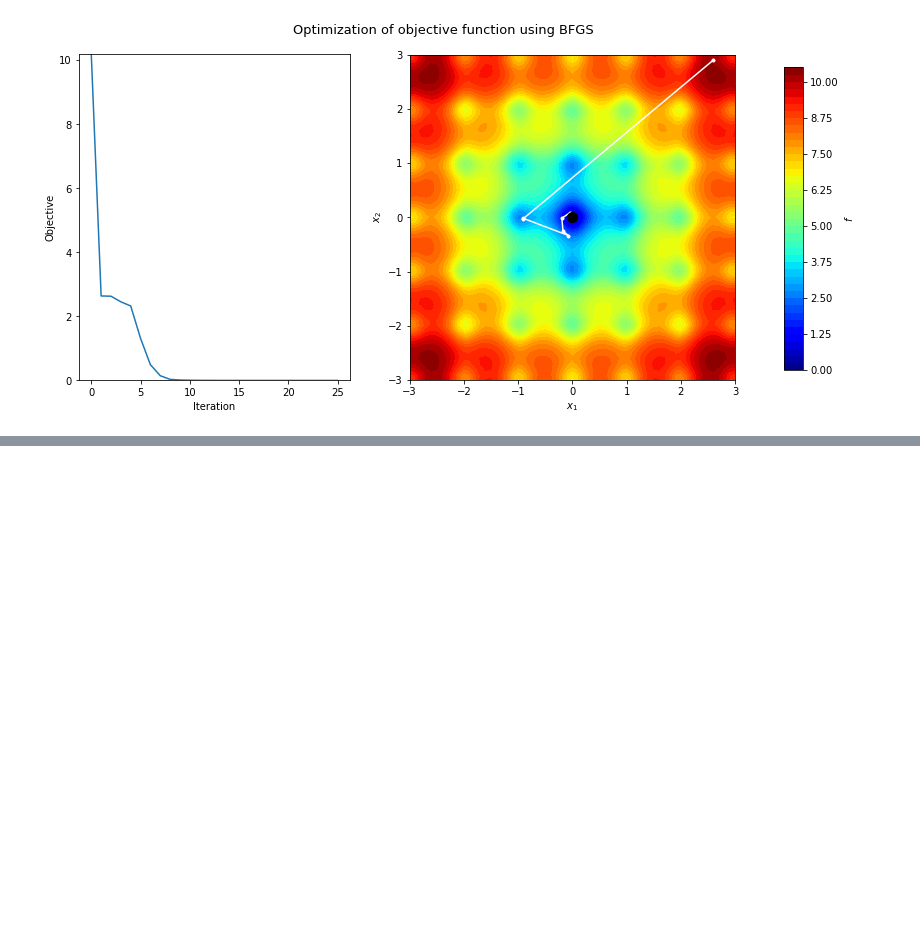
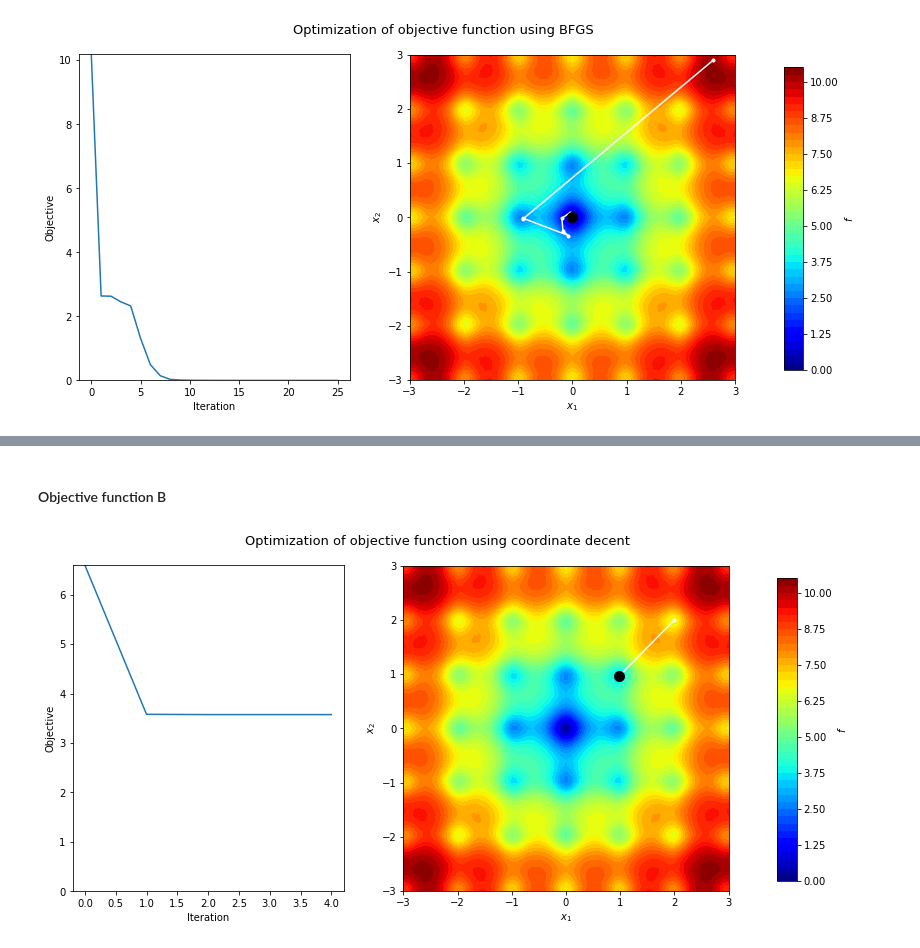
Before and after one commit to SebastianGlavind/PhD-study, a Jupyter notebook: Optimization/Optimization_deter_con_uncon.ipynb, the cells around one changed output, grey strips where cells are left out. Cells and saved outputs as stored; diff of their text form; code cells hidden in the pictures; blank space fills up the shorter version.

```diff
--- a/Optimization/Optimization_deter_con_uncon.ipynb
+++ b/Optimization/Optimization_deter_con_uncon.ipynb
@@ -628,0 +723,10 @@ GD_plotting_function(xx_b, eval_obj_b, x_b_bfgs, obj_b_bfgs, 'Optimization of ob
+# %% [markdown]
+#### Objective function B
+# %%
+# CoorDecent
+x_b_coor, obj_b_coor = CoorDecent(objective_b, np.array([2.0,2.0]), 0, 100)
+x_b_coor = np.asarray(x_b_coor)
+
+GD_plotting_function(xx_b, eval_obj_b, x_b_coor, obj_b_coor, 'Optimization of objective function using coordinate decent')
+# %% [output]
+[figure, added]
```
Also changed, not shown: parts of 14 cells of this notebook.
